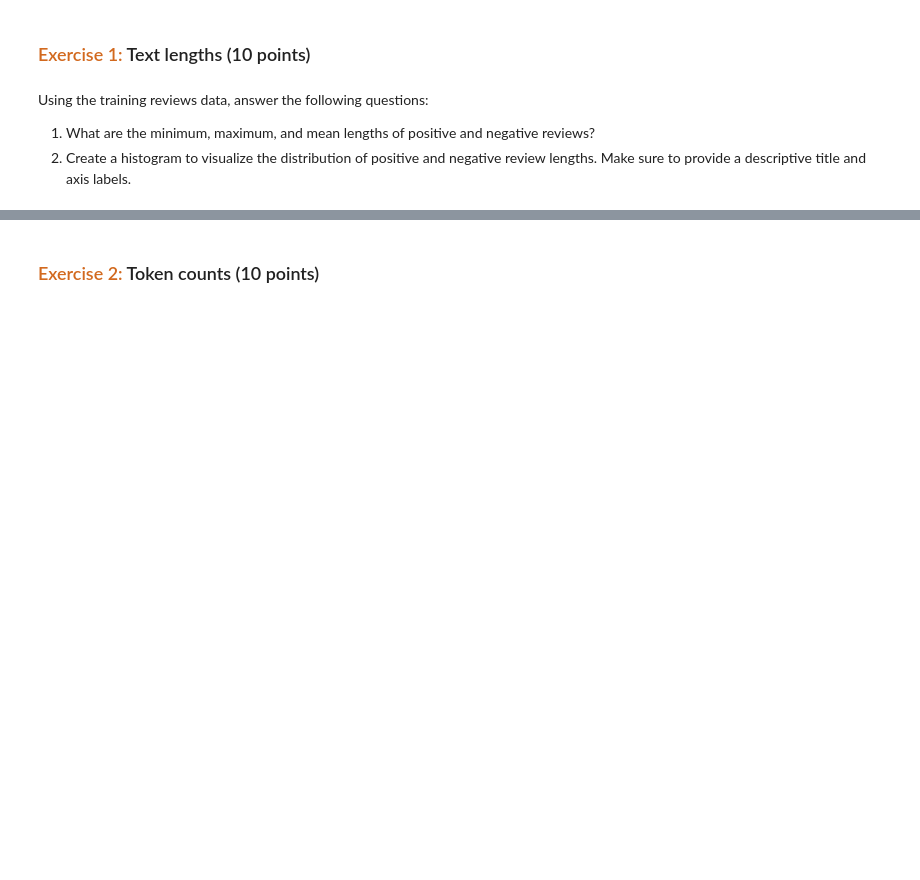
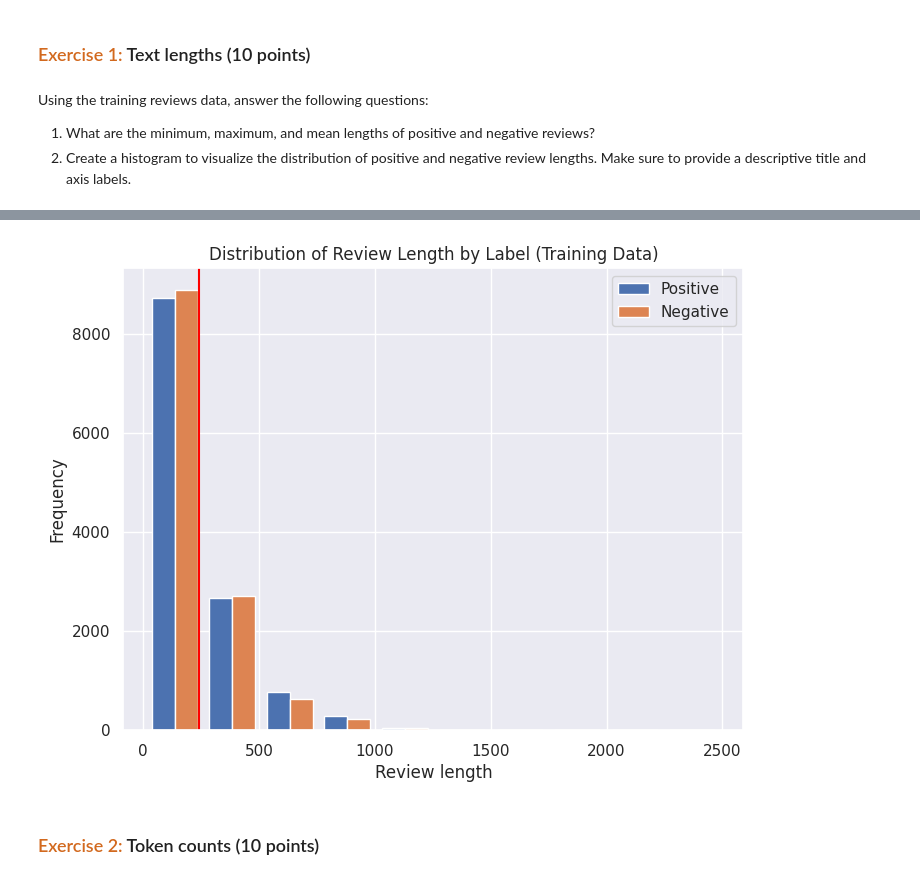
Before and after one commit to dabingougou/207, a Jupyter notebook: week_9/09 Embeddings for Text.ipynb, the cells around one changed output, grey strips where cells are left out. Drawn from its saved outputs; the diff is of its cells as text; code cells hidden in the pictures; blank space fills up the shorter version.

```diff
--- a/week_9/09 Embeddings for Text.ipynb
+++ b/week_9/09 Embeddings for Text.ipynb
@@ -140,3 +207,23 @@ Using the training reviews data, answer the following questions:
+# %%
+# Task 2: Plot distribution of review lengths by label
+
+fig, ax = plt.subplots(figsize=(8,6))
+
+ax.hist([train_df.review_len[train_df.label == 1],
+        train_df.review_len[train_df.label == 0]],
+        label=["Positive", "Negative"])
+
+ax.axvline(get_review_lengths(train_df)[2],
+           color='red')
+
+ax.set_title("Distribution of Review Length by Label (Training Data)")
+ax.set_xlabel("Review length")
+ax.set_ylabel("Frequency")
+
+plt.legend()
+plt.show()
+# %% [output]
+[figure, added]
 # %% [markdown]
 ### <span style="color:chocolate">Exercise 2:</span> Token counts (10 points)
 # %% [markdown]
```
Also changed, not shown: parts of 7 cells of this notebook.
